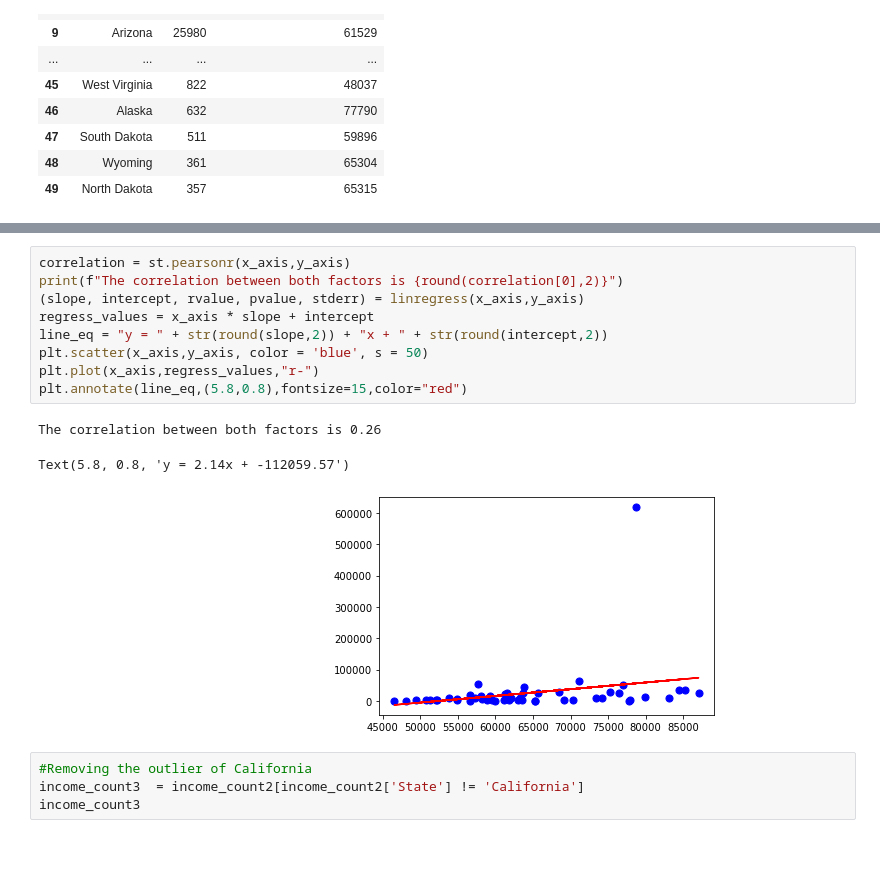
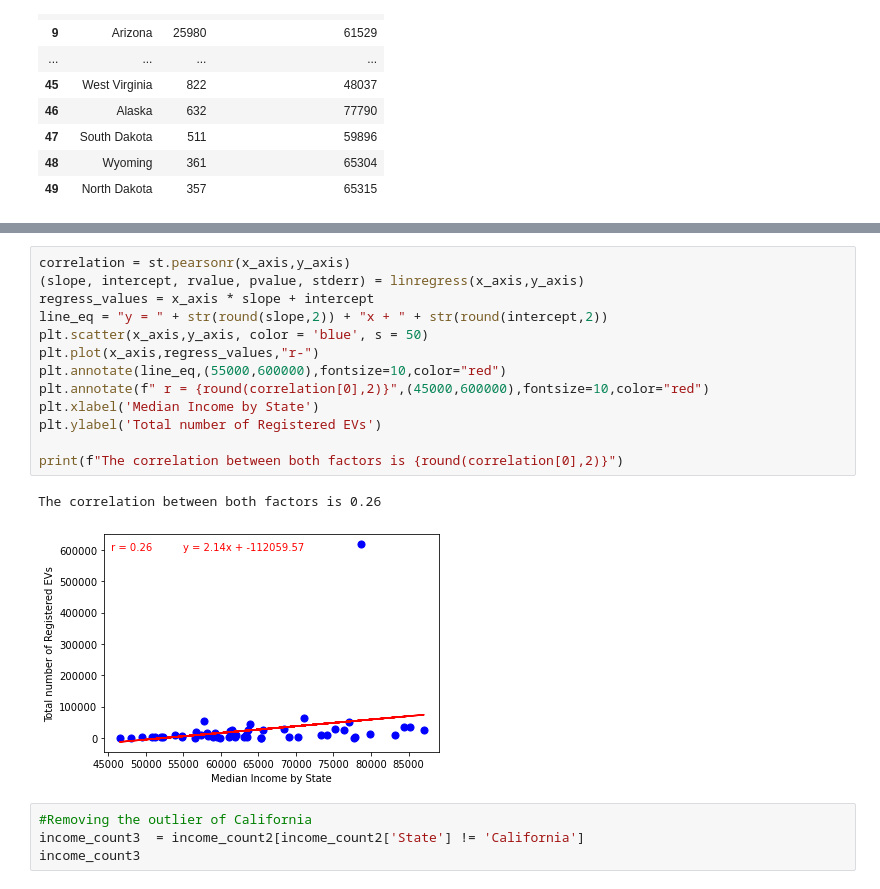
Before and after one commit to xnotynot/project1-evdata, a Jupyter notebook: Notebook/EV count compared to Median income (State).ipynb, the cells around one changed output, grey strips where cells are left out. Drawn from its saved outputs; the diff is of its cells as text; blank space fills up the shorter version.

```diff
--- a/Notebook/EV count compared to Median income (State).ipynb
+++ b/Notebook/EV count compared to Median income (State).ipynb
@@ -56,16 +55,19 @@ TypeError: 'str' object is not callable
 # %%
 correlation = st.pearsonr(x_axis,y_axis)
-print(f"The correlation between both factors is {round(correlation[0],2)}")
 (slope, intercept, rvalue, pvalue, stderr) = linregress(x_axis,y_axis)
 regress_values = x_axis * slope + intercept
 line_eq = "y = " + str(round(slope,2)) + "x + " + str(round(intercept,2))
 plt.scatter(x_axis,y_axis, color = 'blue', s = 50)
 plt.plot(x_axis,regress_values,"r-")
-plt.annotate(line_eq,(5.8,0.8),fontsize=15,color="red")
+plt.annotate(line_eq,(55000,600000),fontsize=10,color="red")
+plt.annotate(f" r = {round(correlation[0],2)}",(45000,600000),fontsize=10,color="red")
+plt.xlabel('Median Income by State')
+plt.ylabel('Total number of Registered EVs')
+
+print(f"The correlation between both factors is {round(correlation[0],2)}")
 # %% [output]
 The correlation between both factors is 0.26
-Text(5.8, 0.8, 'y = 2.14x + -112059.57')
-[figure, old version]
+[figure, new version]
 # %%
 #Removing the outlier of California
 income_count3  = income_count2[income_count2['State'] != 'California']
```
Also changed, not shown: parts of 2 cells of this notebook.
